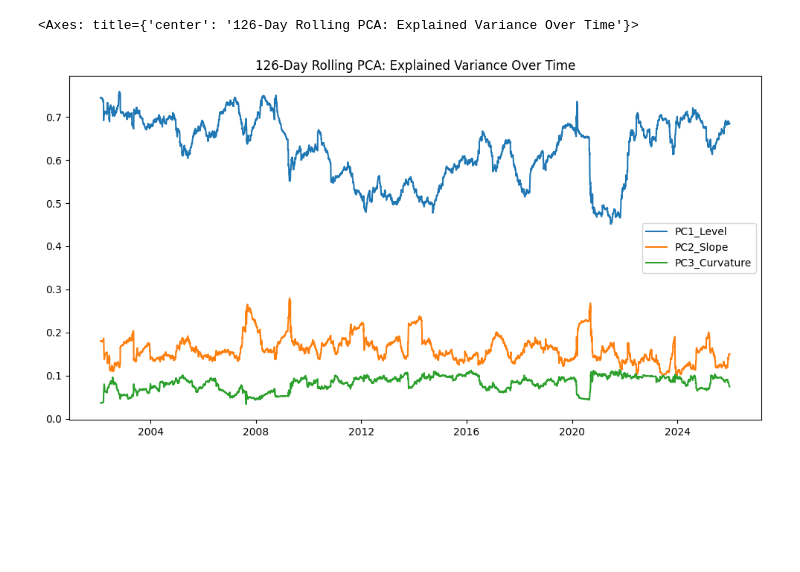
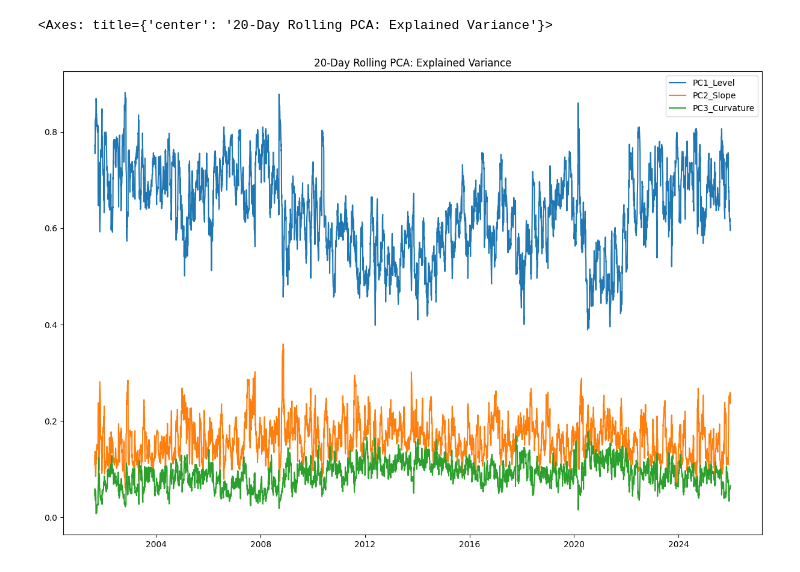
Before and after one commit to danimalav7/Fixed-Income, a Jupyter notebook: Principal Component Analysis.ipynb, the cells around one changed output. Saved outputs shown, nothing was run; the diff lists cells and outputs as text; code cells hidden in the pictures; blank space fills up the shorter version.

```diff
--- a/Principal Component Analysis.ipynb
+++ b/Principal Component Analysis.ipynb
@@ -46,38 +46,35 @@ rates_data=FetchRates(start_date, end_date)
 # %%
 def calculate_rolling_pca(df, window):
     tenors = ['1Mo', '3Mo', '6Mo', '1Yr', '2Yr', '3Yr', '5Yr', '7Yr', '10Yr', '30Yr']
     # We keep the index aligned with the original 'df' so we can look up the Date later
     diff_df = df[tenors].diff()
 
     results = []
     dates = []
 
     # We start at 'window + 1' to account for the .diff() NaN at row 0
     for i in range(window + 1, len(df)):
         window_data = diff_df.iloc[i-window:i].dropna()
-
+        # Scaling all tenors where mean=0 and std dev=1
         scaler = StandardScaler()
         scaled_window = scaler.fit_transform(window_data)
 
         pca = PCA(n_components=3)
         pca.fit(scaled_window)
 
         results.append(pca.explained_variance_ratio_)
-        # FIX: Capture the actual date from the 'Date' column instead of the integer index
         dates.append(df['Date'].iloc[i-1])
 
     rolling_var_df = pd.DataFrame(
         results,
         columns=['PC1_Level', 'PC2_Slope', 'PC3_Curvature'],
         index=dates
     )
     return rolling_var_df
 
-rolling_window = 126
+rolling_window = 20
 rolling_pca_results = calculate_rolling_pca(rates_data, rolling_window)
-
-# Because 'index=dates', the x-axis will now automatically be the Date
-rolling_pca_results.plot(figsize=(12,6), title=f'{rolling_window}-Day Rolling PCA: Explained Variance Over Time')
+rolling_pca_results.plot(figsize=(15,10), title=f'{rolling_window}-Day Rolling PCA: Explained Variance')
 # %% [output]
-<Axes: title={'center': '126-Day Rolling PCA: Explained Variance Over Time'}>
+<Axes: title={'center': '20-Day Rolling PCA: Explained Variance'}>
-[figure, old version]
+[figure, new version]
```
